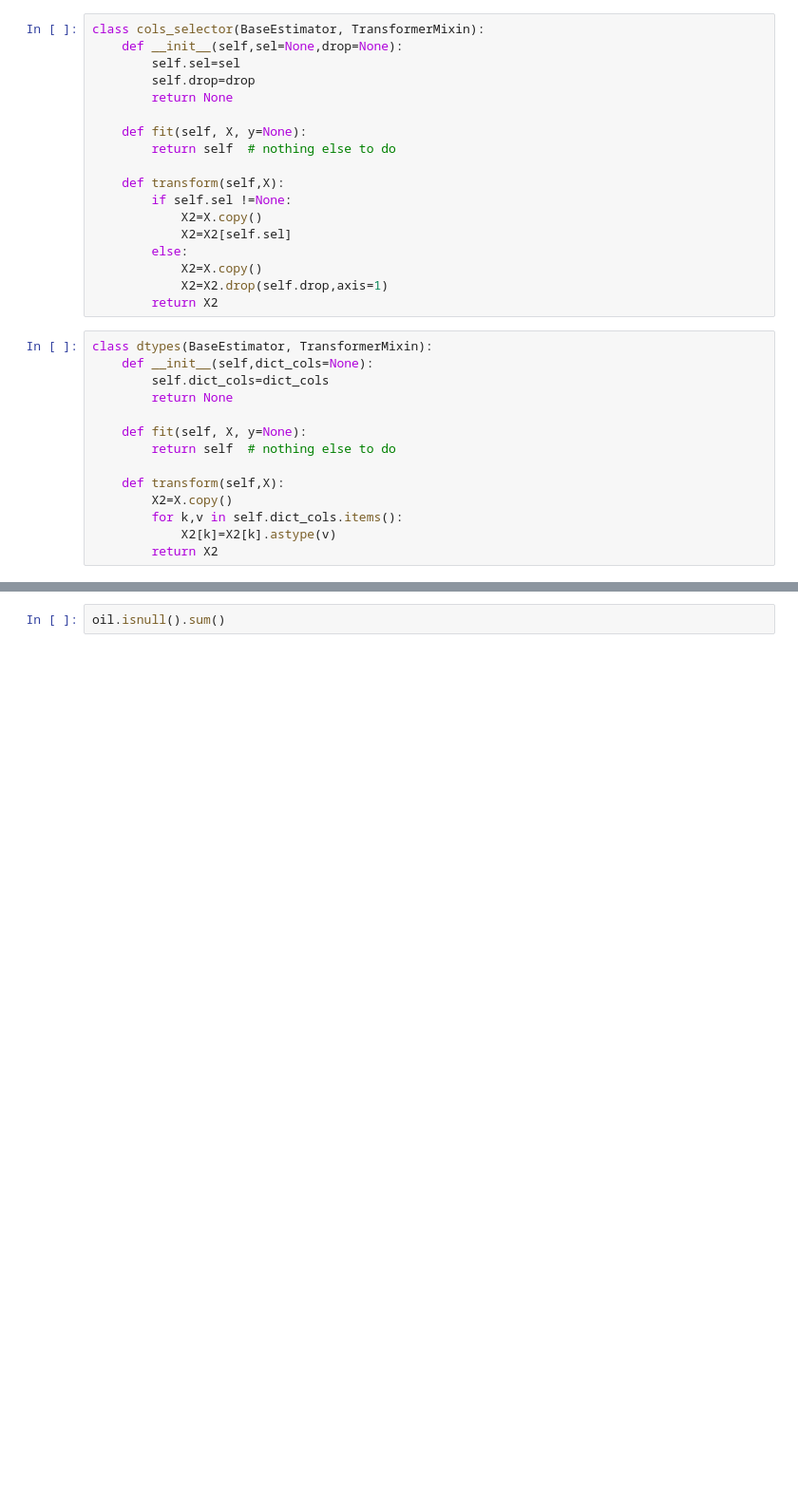
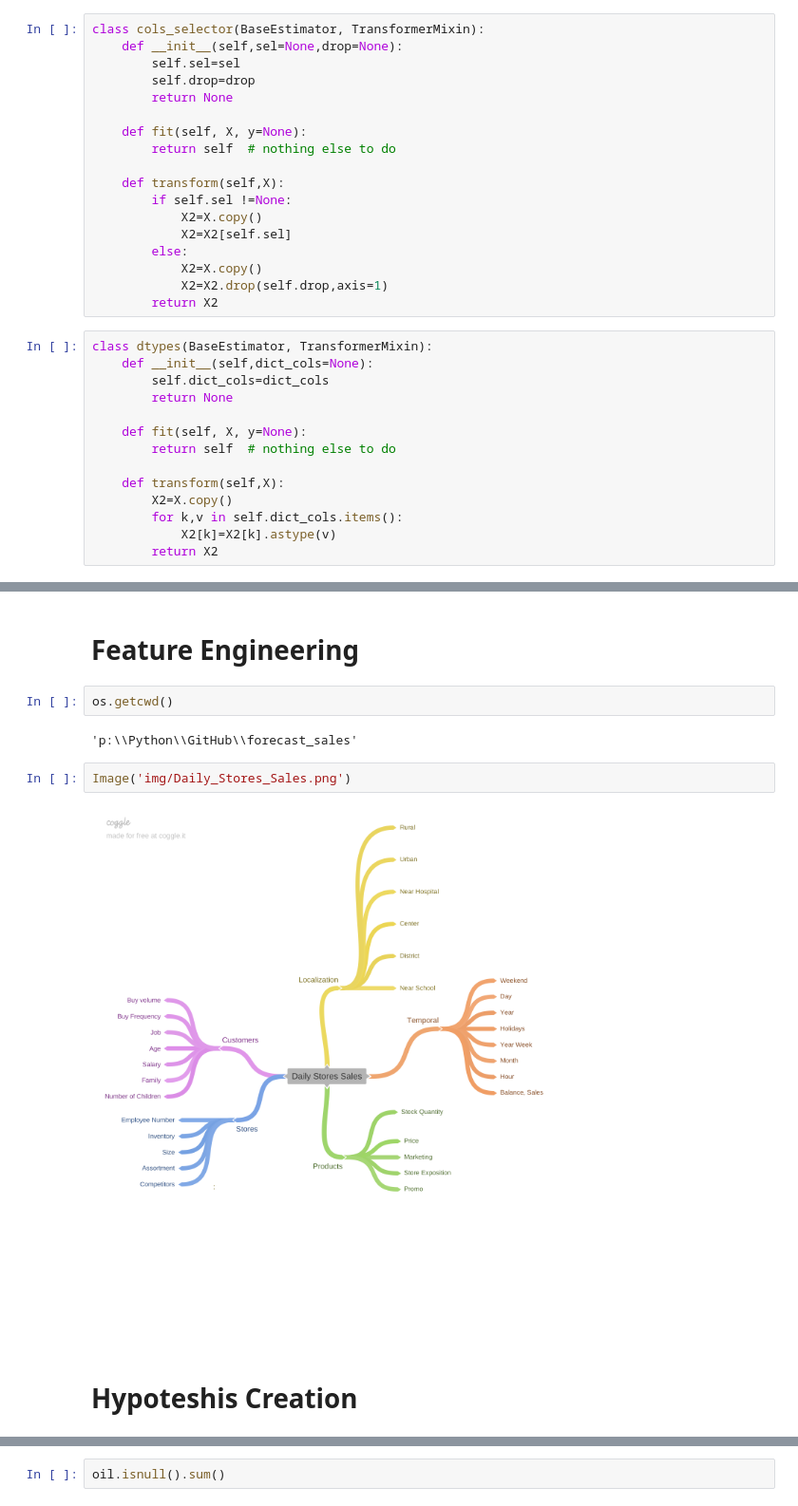
Before and after one commit to ViniciusKos/forecast_sales, a Jupyter notebook: forecast_sales.ipynb, the cells around one changed output, grey strips where cells are left out. Shown: that part at 95% size. Cells and saved outputs as stored; diff of their text form; blank space fills up the shorter version.

Commit message:
novo_case_and_feature_engineering

```diff
--- a/forecast_sales.ipynb
+++ b/forecast_sales.ipynb
@@ -154,0 +337,12 @@ max     110.620000
+# %% [markdown]
+# Feature Engineering
+# %%
+os.getcwd()
+# %% [output]
+'p:\\Python\\GitHub\\forecast_sales'
+# %%
+Image('img/Daily_Stores_Sales.png')
+# %% [output]
+[figure, added]
+# %% [markdown]
+# Hypoteshis Creation
```
Also changed, not shown: parts of 64 cells of this notebook, 11 other files.
